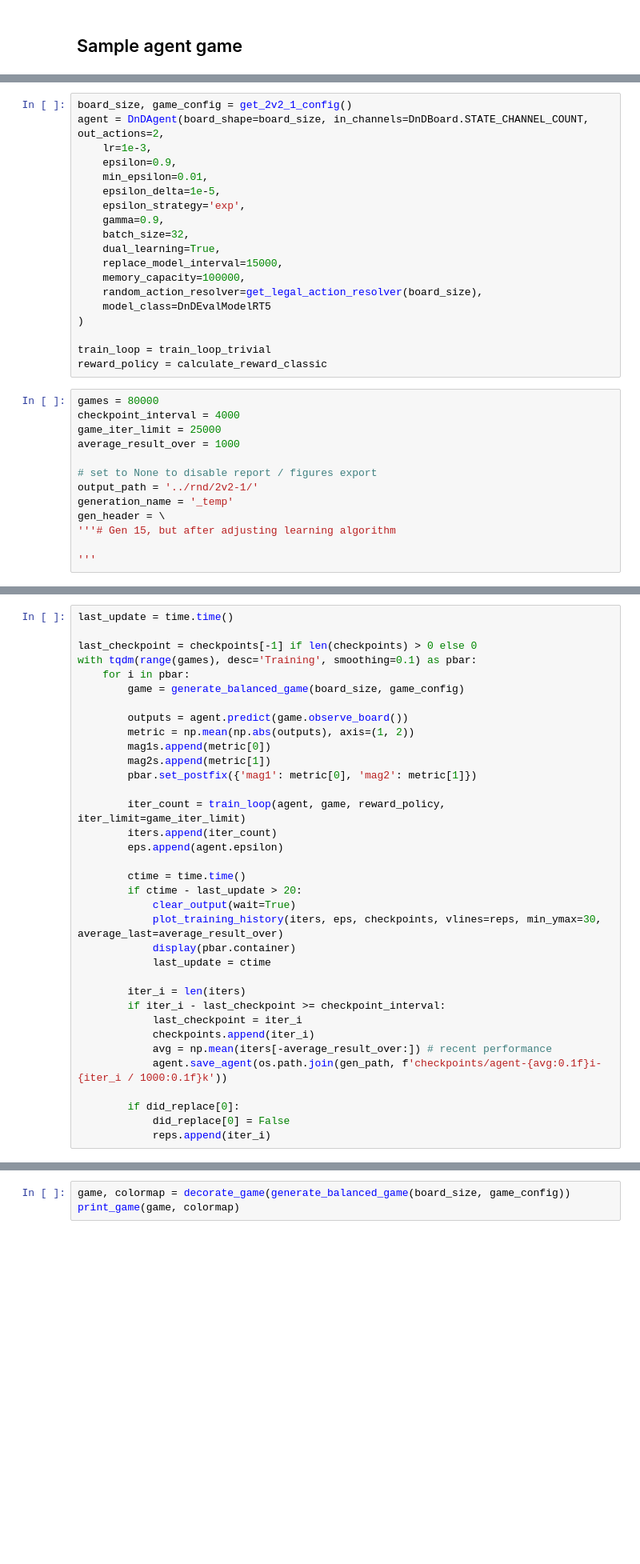
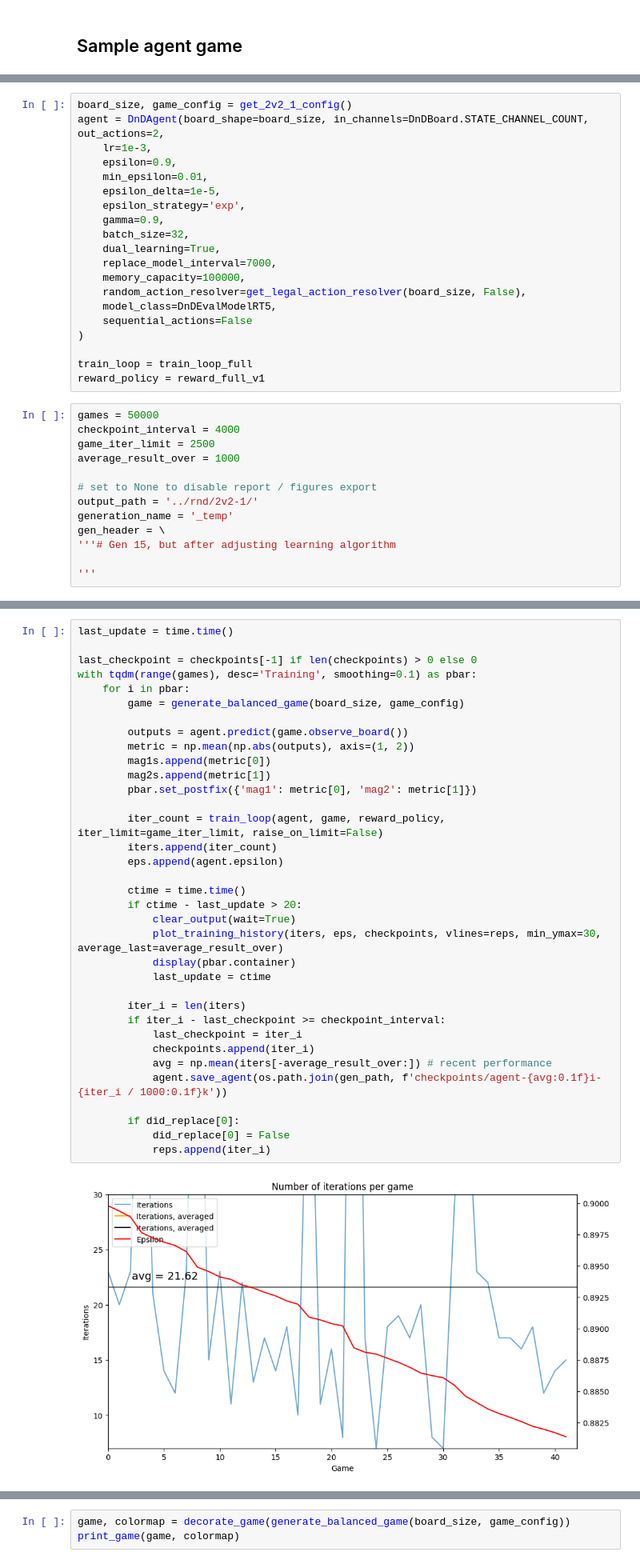
Before and after one commit to Sambura/DnD-RL-combat-agent, a Jupyter notebook: notebooks/model_proto.ipynb, the cells around one changed output, grey strips where cells are left out. Shown at 80% size. Saved outputs shown, nothing was run; the diff lists cells and outputs as text; blank space fills up the shorter version.

Commit message:
Implement full training loop for non-seq. agents

```diff
--- a/notebooks/model_proto.ipynb
+++ b/notebooks/model_proto.ipynb
@@ -60,18 +41,19 @@ agent = DnDAgent(board_shape=board_size, in_channels=DnDBoard.STATE_CHANNEL_COUN
     gamma=0.9,
     batch_size=32,
     dual_learning=True,
-    replace_model_interval=15000,
+    replace_model_interval=7000,
     memory_capacity=100000,
-    random_action_resolver=get_legal_action_resolver(board_size),
-    model_class=DnDEvalModelRT5
+    random_action_resolver=get_legal_action_resolver(board_size, False),
+    model_class=DnDEvalModelRT5,
+    sequential_actions=False
 )
 
-train_loop = train_loop_trivial
-reward_policy = calculate_reward_classic
+train_loop = train_loop_full
+reward_policy = reward_full_v1
 # %%
-games = 80000
+games = 50000
 checkpoint_interval = 4000
-game_iter_limit = 25000
+game_iter_limit = 2500
 average_result_over = 1000
 
 # set to None to disable report / figures export
@@ -104,31 +86,33 @@ last_checkpoint = checkpoints[-1] if len(checkpoints) > 0 else 0
 with tqdm(range(games), desc='Training', smoothing=0.1) as pbar:
     for i in pbar:
         game = generate_balanced_game(board_size, game_config)
 
         outputs = agent.predict(game.observe_board())
         metric = np.mean(np.abs(outputs), axis=(1, 2))
         mag1s.append(metric[0])
         mag2s.append(metric[1])
         pbar.set_postfix({'mag1': metric[0], 'mag2': metric[1]})
 
-        iter_count = train_loop(agent, game, reward_policy, iter_limit=game_iter_limit)
+        iter_count = train_loop(agent, game, reward_policy, iter_limit=game_iter_limit, raise_on_limit=False)
         iters.append(iter_count)
         eps.append(agent.epsilon)
 
         ctime = time.time()
         if ctime - last_update > 20:
             clear_output(wait=True)
             plot_training_history(iters, eps, checkpoints, vlines=reps, min_ymax=30, average_last=average_result_over)
             display(pbar.container)
             last_update = ctime
 
         iter_i = len(iters)
         if iter_i - last_checkpoint >= checkpoint_interval:
             last_checkpoint = iter_i
             checkpoints.append(iter_i)
             avg = np.mean(iters[-average_result_over:]) # recent performance
             agent.save_agent(os.path.join(gen_path, f'checkpoints/agent-{avg:0.1f}i-{iter_i / 1000:0.1f}k'))
 
         if did_replace[0]:
             did_replace[0] = False
             reps.append(iter_i)
+# %% [output]
+[figure, added]
```
Also changed, not shown: parts of 13 cells of this notebook, 1 other file.
